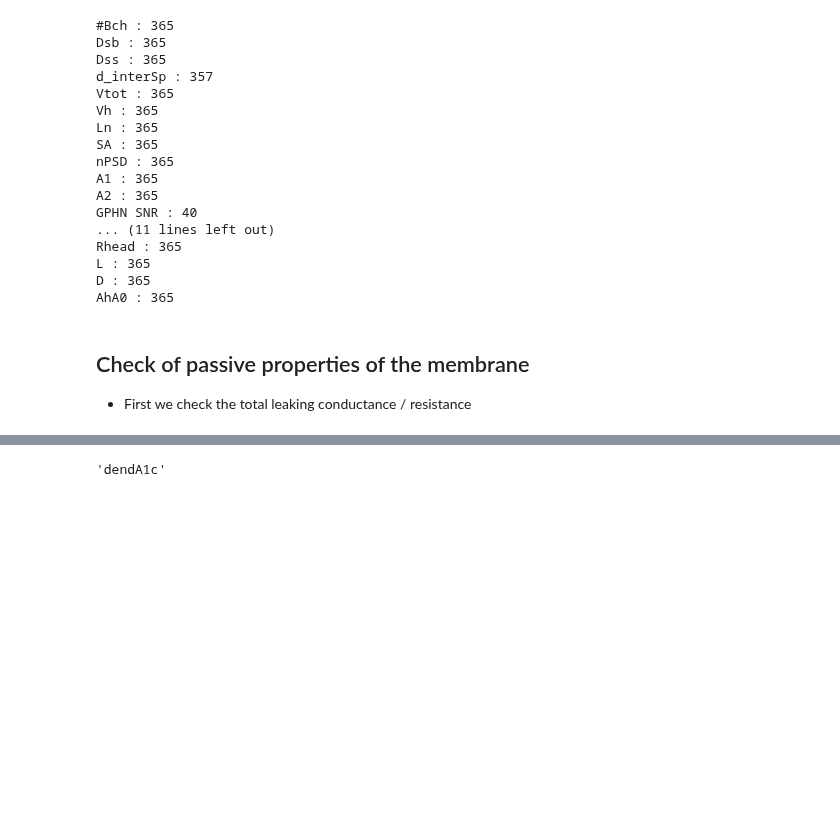
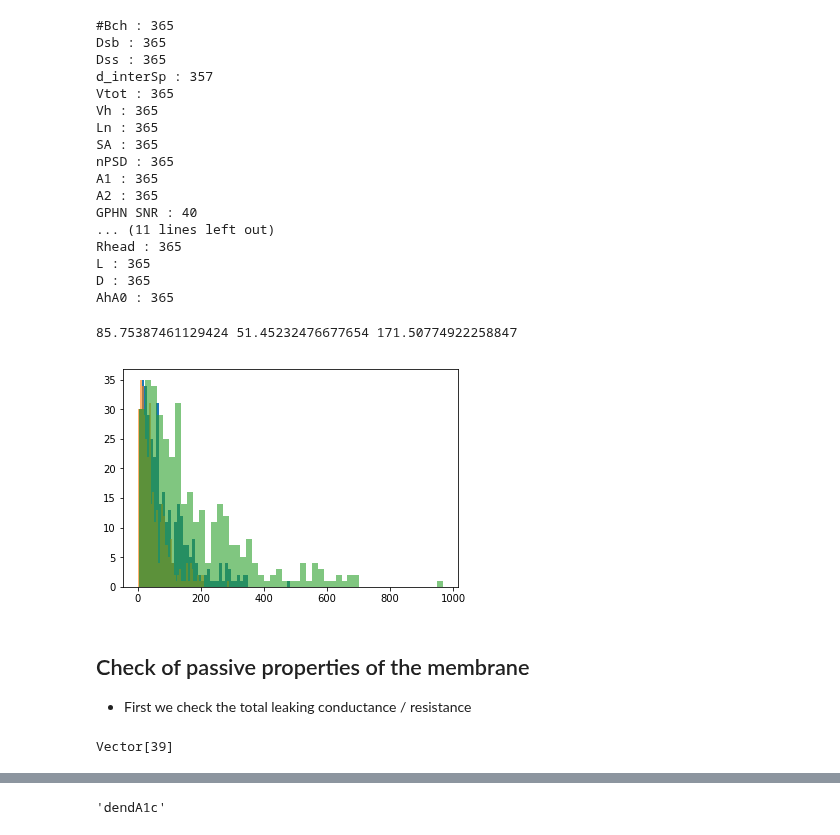
Before and after one commit to p-serna/SpineModel, a Jupyter notebook: Proper Spine Model - Parameters check.ipynb, the cells around one changed output, grey strips where cells are left out. Drawn from its saved outputs; the diff is of its cells as text; code cells hidden in the pictures; blank space fills up the shorter version.

```diff
--- a/Proper Spine Model - Parameters check.ipynb
+++ b/Proper Spine Model - Parameters check.ipynb
@@ -410,7 +410,7 @@ with open("data_Fullset/Fullset.pkl","rb") as f:
     data = pickle.load(f)
 spdata = dataset(data,noise=0.0)
 spdata['A2'][isnan(spdata['A2'])] = 0.0
-spdata['Rneck'] = 2*spdata['Rneck']
+#spdata['Rneck'] = 2*spdata['Rneck']
 
 sel = ones(spdata['A2'].shape[0]) == 1
 keys = list(spdata.keys())
@@ -444,6 +444,14 @@ Rhead : 365
 L : 365
 D : 365
 AhA0 : 365
+# %%
+hist(spdata['Rneck'],51)
+hist(spdata['Rneck']*1.5/2.5,51,alpha=0.6)
+hist(spdata['Rneck']*2,51,alpha=0.6)
+print(spdata['Rneck'].mean(),spdata['Rneck'].mean()*1.5/2.5,spdata['Rneck'].mean()*2)
+# %% [output]
+85.75387461129424 51.45232476677654 171.50774922258847
+[figure, added]
 # %% [markdown]
 ## Check of passive properties of the membrane
 
@@ -450,0 +472,6 @@ AhA0 : 365
+# %%
+iRec.append(lb.h.Vector())
+currentAMPA2 = iRec[-1]
+currentAMPA2.record(AMPA2._ref_i)
+# %% [output]
+Vector[39]
```
Also changed, not shown: parts of 9 cells of this notebook, 26 other files.
